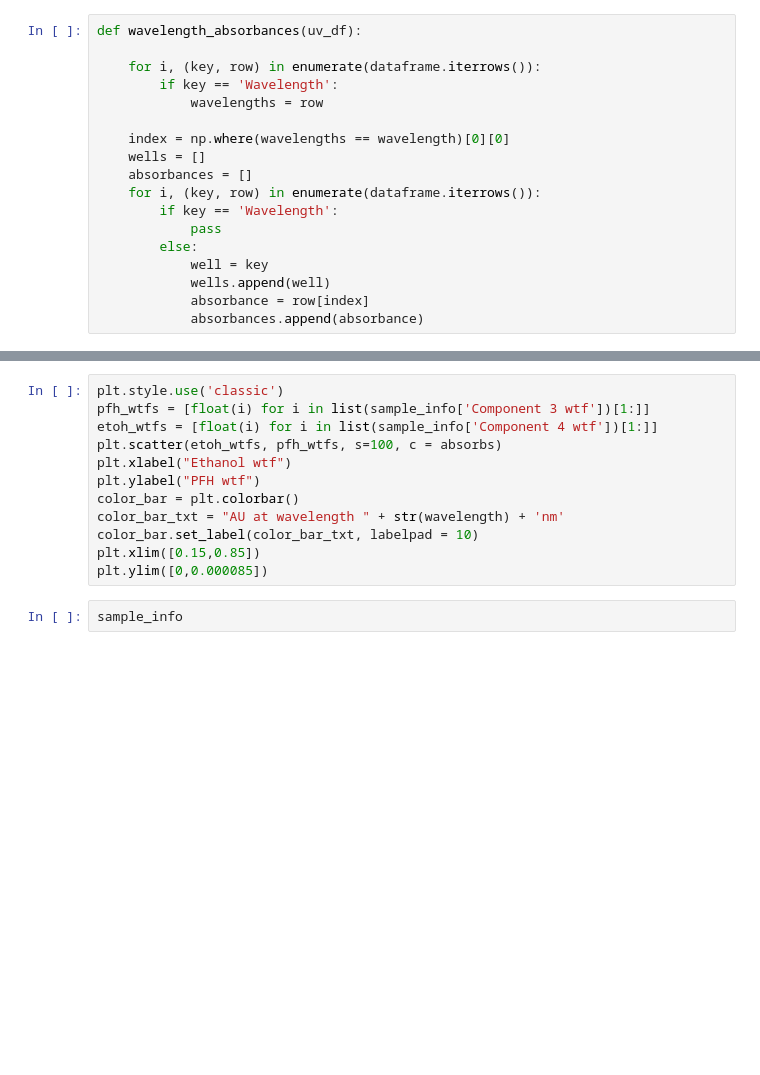
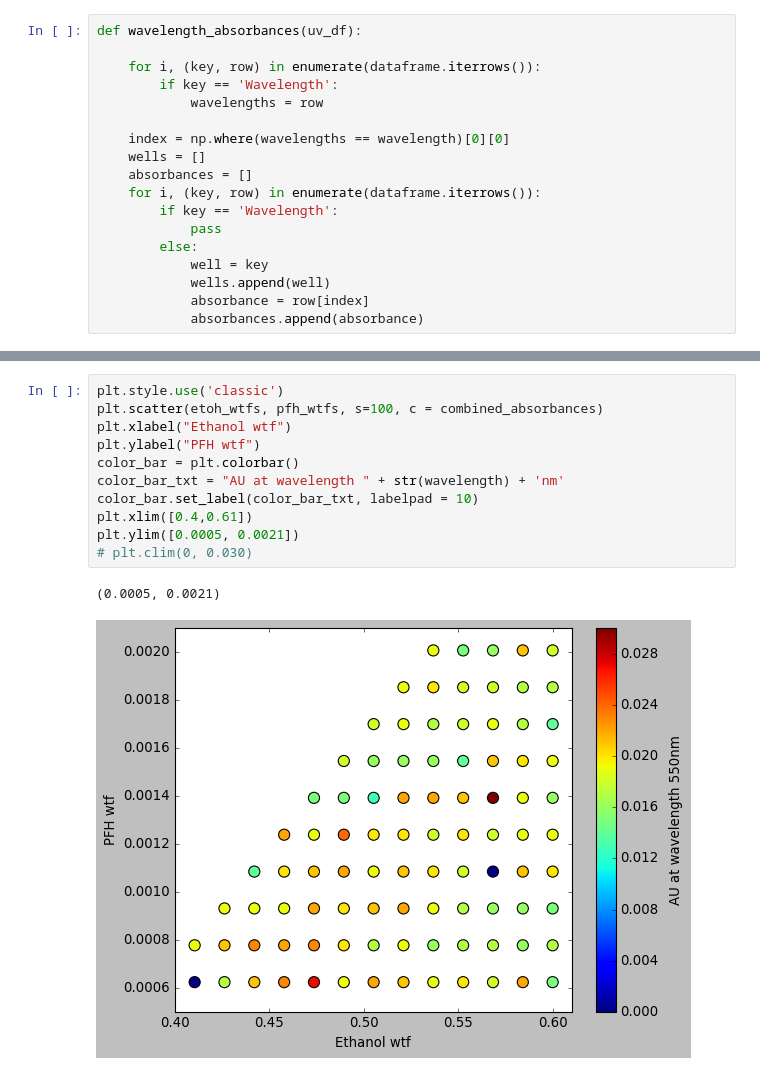
Before and after one commit to pozzo-research-group/OT2Protocols, a Jupyter notebook: ot2protocol/Ouzo_OT2_Sampling/open and combine-Copy1.ipynb, the cells around one changed output, grey strips where cells are left out. Saved outputs shown, nothing was run; the diff lists cells and outputs as text; blank space fills up the shorter version.

```diff
--- a/ot2protocol/Ouzo_OT2_Sampling/open and combine-Copy1.ipynb
+++ b/ot2protocol/Ouzo_OT2_Sampling/open and combine-Copy1.ipynb
@@ -71,14 +58,14 @@ plate2_absorbances = ouzo_graphs.plot_single_wavelength(plate2_blanked, waveleng
 # %%
 plt.style.use('classic')
-pfh_wtfs = [float(i) for i in list(sample_info['Component 3 wtf'])[1:]]
-etoh_wtfs = [float(i) for i in list(sample_info['Component 4 wtf'])[1:]]
-plt.scatter(etoh_wtfs, pfh_wtfs, s=100, c = absorbs)
+plt.scatter(etoh_wtfs, pfh_wtfs, s=100, c = combined_absorbances)
 plt.xlabel("Ethanol wtf")
 plt.ylabel("PFH wtf")
 color_bar = plt.colorbar()
 color_bar_txt = "AU at wavelength " + str(wavelength) + 'nm'
 color_bar.set_label(color_bar_txt, labelpad = 10)
-plt.xlim([0.15,0.85])
-plt.ylim([0,0.000085])
+plt.xlim([0.4,0.61])
+plt.ylim([0.0005, 0.0021])
+# plt.clim(0, 0.030)
+# %% [output]
+(0.0005, 0.0021)
+[figure, added]
-# %%
-sample_info
```
Also changed, not shown: parts of 8 cells of this notebook, 4 other files.
